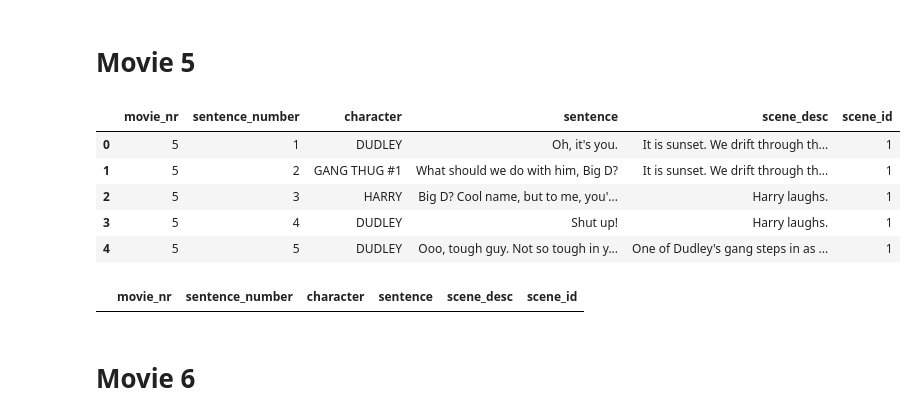
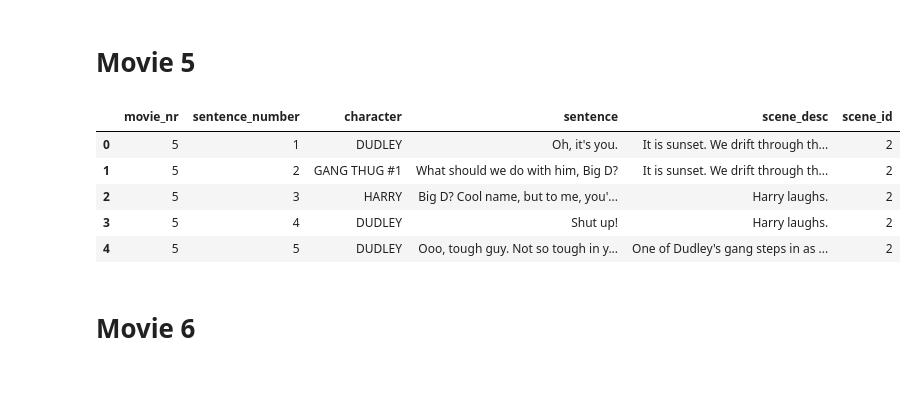
Before and after one commit to hlynurarni/HarryPotter_02805_Project, a Jupyter notebook: movie_scripts/Reading_scripts.ipynb, the cells around one changed output. Cells and saved outputs as stored; diff of their text form; code cells hidden in the pictures; blank space fills up the shorter version.

```diff
--- a/movie_scripts/Reading_scripts.ipynb
+++ b/movie_scripts/Reading_scripts.ipynb
@@ -53,7 +53,7 @@ wand. Despite the swelling, one intriguing feature can
 
 def ocr_clean(file,file2):
     omitted_endings = [')', '.', '!', '"', ':', '«','?']
-    fix_endings = ["(CONT'D)","(0.S.)", "(0O.S.)", "(V.O.)"]
+    fix_endings = ["(CONT'D)","(0.S.)", "(0O.S.)", "(V.O.)","(cont'd)"]
     with open(file) as f:
         L = f.readlines()
         with open(file2, 'w') as outfile:
@@ -65,7 +65,7 @@ def ocr_clean(file,file2):
 
                 if 'continued' in line.lower() or line.isnumeric() or line.split(" ")[0][:-1].isnumeric() or 'Rev.' in line or 'OMITTED' in line: continue # filter out numbered scenes and continued quotes
 
-                if not line: # If the have an empty line
+                if not line: # If we have an empty line
                     if prev_empty == True or prev_character: # check if the previous line we had was also empty or if there was a character before then we skip it
                         continue
                     prev_empty = True
@@ -74,6 +74,11 @@ def ocr_clean(file,file2):
                     for fix in fix_endings:
                         if fix in line:
                             line = line.replace(fix,'')
+                    if not line: # If we now have an empty line
+                        if prev_empty == True or prev_character: # check if the previous line we had was also empty or if there was a character before then we skip it
+                            continue
+                        prev_empty = True
+                        continue
 
                     if first_word not in ['INT.','EXT.'] and line[-1] in omitted_endings or '!' in line or '?' in line:
 #                         print('lowered lines: ', line)
@@ -436,20 +437,17 @@ df4[df4.sentence == '']
 # %%
 file = 'data/Text_script/text5.txt'
 file2 = 'data/Text_script/text5_fixed.txt'
+ocr_clean(file,file2)
 
 df5 = script_df(file2,5) # takes in file path and movie number
 df5.head()
 # %% [output]
 |  | movie_nr | sentence_number | character | sentence | scene_desc | scene_id |
-| 0 | 5 | 1 | DUDLEY | Oh, it's you. | It is sunset. We drift through th... | 1 |
-| 1 | 5 | 2 | GANG THUG #1 | What should we do with him, Big D? | It is sunset. We drift through th... | 1 |
-| 2 | 5 | 3 | HARRY | Big D? Cool name, but to me, you'... | Harry laughs. | 1 |
-| 3 | 5 | 4 | DUDLEY | Shut up! | Harry laughs. | 1 |
-| 4 | 5 | 5 | DUDLEY | Ooo, tough guy. Not so tough in y... | One of Dudley's gang steps in as ... | 1 |
+| 0 | 5 | 1 | DUDLEY | Oh, it's you. | It is sunset. We drift through th... | 2 |
+| 1 | 5 | 2 | GANG THUG #1 | What should we do with him, Big D? | It is sunset. We drift through th... | 2 |
+| 2 | 5 | 3 | HARRY | Big D? Cool name, but to me, you'... | Harry laughs. | 2 |
+| 3 | 5 | 4 | DUDLEY | Shut up! | Harry laughs. | 2 |
+| 4 | 5 | 5 | DUDLEY | Ooo, tough guy. Not so tough in y... | One of Dudley's gang steps in as ... | 2 |
-# %%
-df5[df5.isna().any(axis=1)]
-# %% [output]
-|  | movie_nr | sentence_number | character | sentence | scene_desc | scene_id |
 # %% [markdown]
 # Movie 6
 # %%
```
Also changed, not shown: parts of 3 cells of this notebook, 31 other files.
